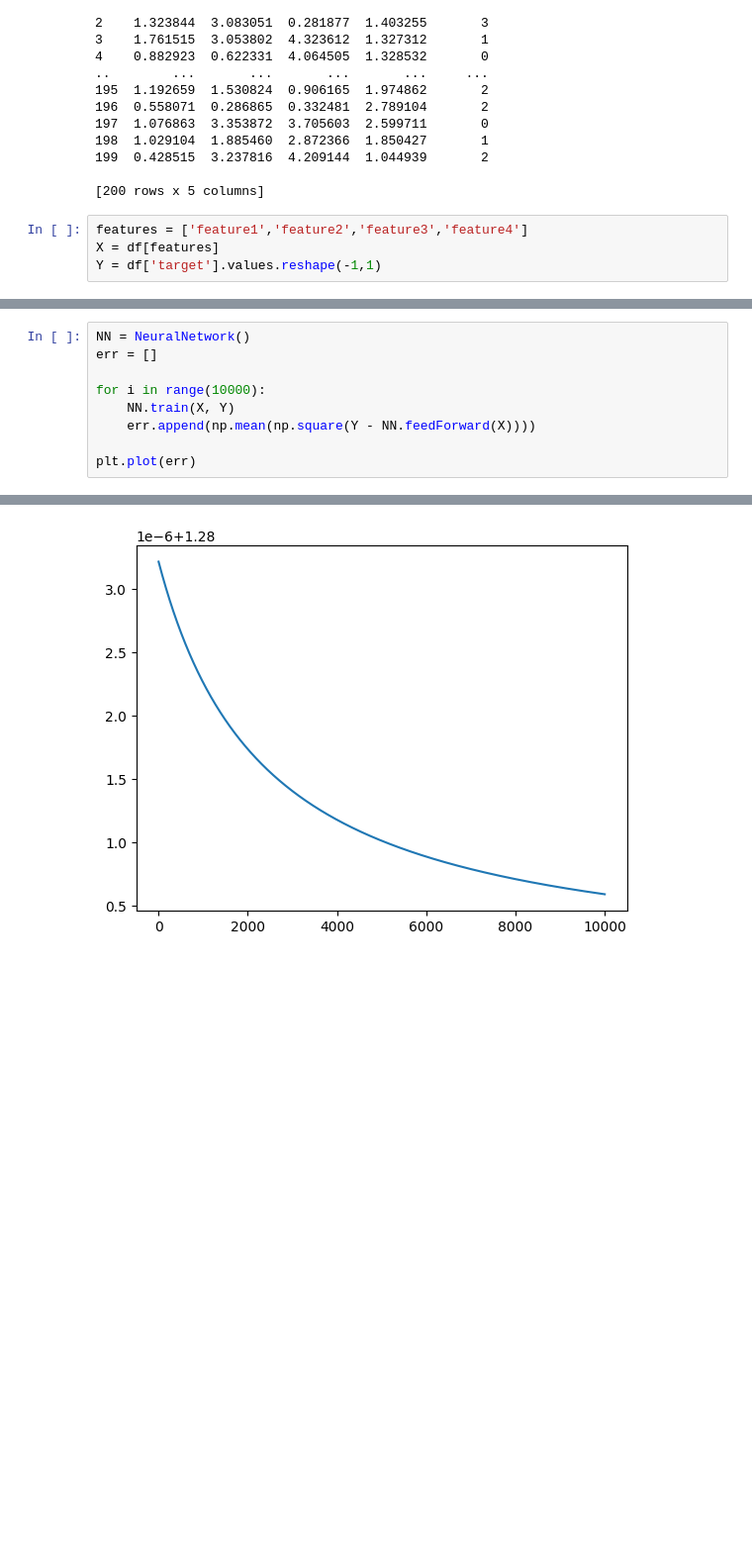
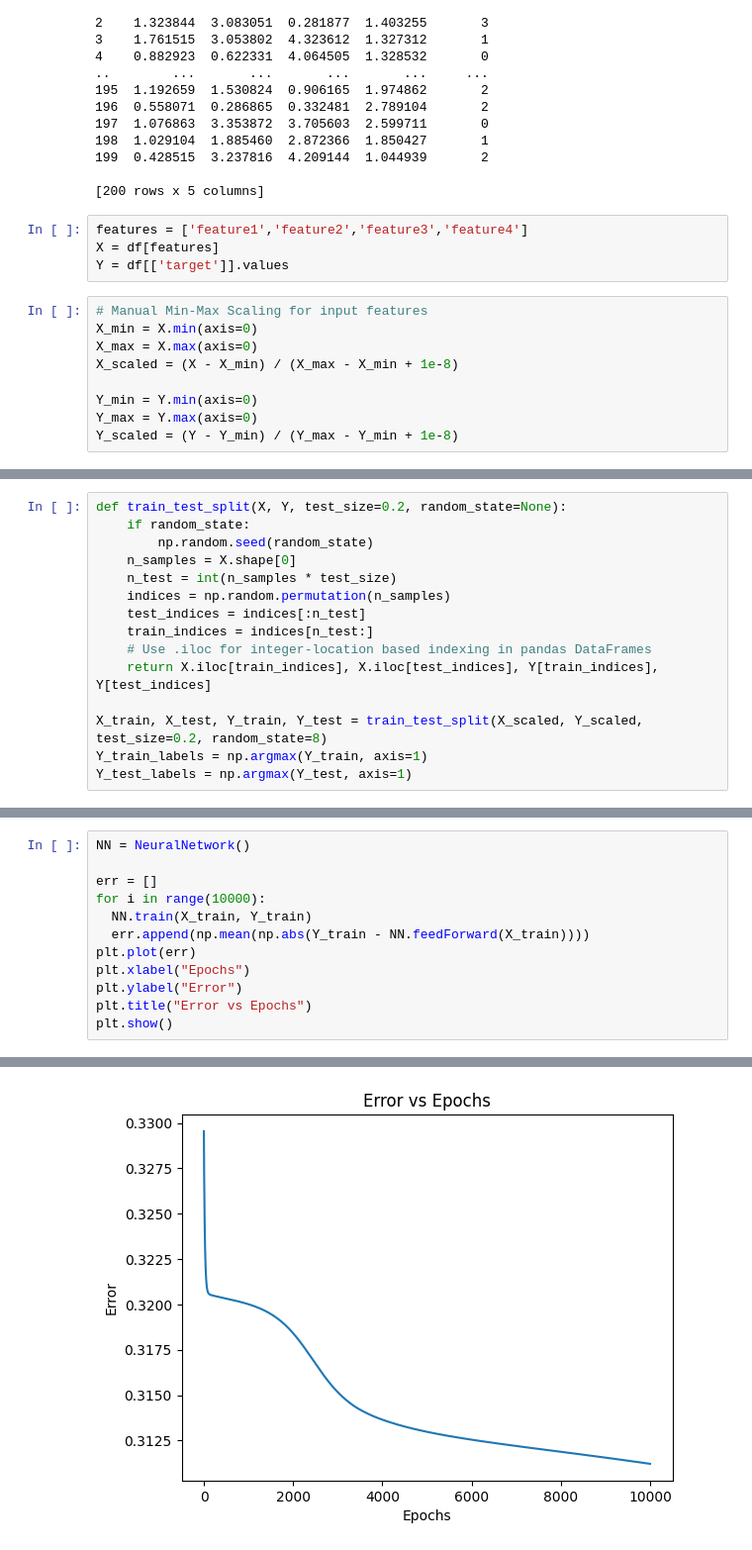
Before and after one commit to EmamulArefin/CVPR, a Jupyter notebook: Mid_Assignment2.ipynb, the cells around one changed output, grey strips where cells are left out. Shown at 99% size. Saved outputs shown, nothing was run; the diff lists cells and outputs as text; blank space fills up the shorter version.

```diff
--- a/Mid_Assignment2.ipynb
+++ b/Mid_Assignment2.ipynb
@@ -23,4 +23,13 @@ print(df)
 # %%
 features = ['feature1','feature2','feature3','feature4']
 X = df[features]
-Y = df['target'].values.reshape(-1,1)
+Y = df[['target']].values
+# %%
+# Manual Min-Max Scaling for input features
+X_min = X.min(axis=0)
+X_max = X.max(axis=0)
+X_scaled = (X - X_min) / (X_max - X_min + 1e-8)
+
+Y_min = Y.min(axis=0)
+Y_max = Y.max(axis=0)
+Y_scaled = (Y - Y_min) / (Y_max - Y_min + 1e-8)
@@ -26,0 +38,15 @@ Y = df['target'].values.reshape(-1,1)
+# %%
+def train_test_split(X, Y, test_size=0.2, random_state=None):
+    if random_state:
+        np.random.seed(random_state)
+    n_samples = X.shape[0]
+    n_test = int(n_samples * test_size)
+    indices = np.random.permutation(n_samples)
+    test_indices = indices[:n_test]
+    train_indices = indices[n_test:]
+    # Use .iloc for integer-location based indexing in pandas DataFrames
+    return X.iloc[train_indices], X.iloc[test_indices], Y[train_indices], Y[test_indices]
+
+X_train, X_test, Y_train, Y_test = train_test_split(X_scaled, Y_scaled, test_size=0.2, random_state=8)
+Y_train_labels = np.argmax(Y_train, axis=1)
+Y_test_labels = np.argmax(Y_test, axis=1)
@@ -79,10 +116,13 @@ class NeuralNetwork(object):
 # %%
 NN = NeuralNetwork()
+
 err = []
-
 for i in range(10000):
-    NN.train(X, Y)
-    err.append(np.mean(np.square(Y - NN.feedForward(X))))
-
+  NN.train(X_train, Y_train)
+  err.append(np.mean(np.abs(Y_train - NN.feedForward(X_train))))
 plt.plot(err)
+plt.xlabel("Epochs")
+plt.ylabel("Error")
+plt.title("Error vs Epochs")
+plt.show()
 # %% [output]
@@ -90 +129 @@ plt.plot(err)
-[figure, old version]
+[figure, new version]
```
Also changed, not shown: parts of 11 cells of this notebook, 2 other files.
